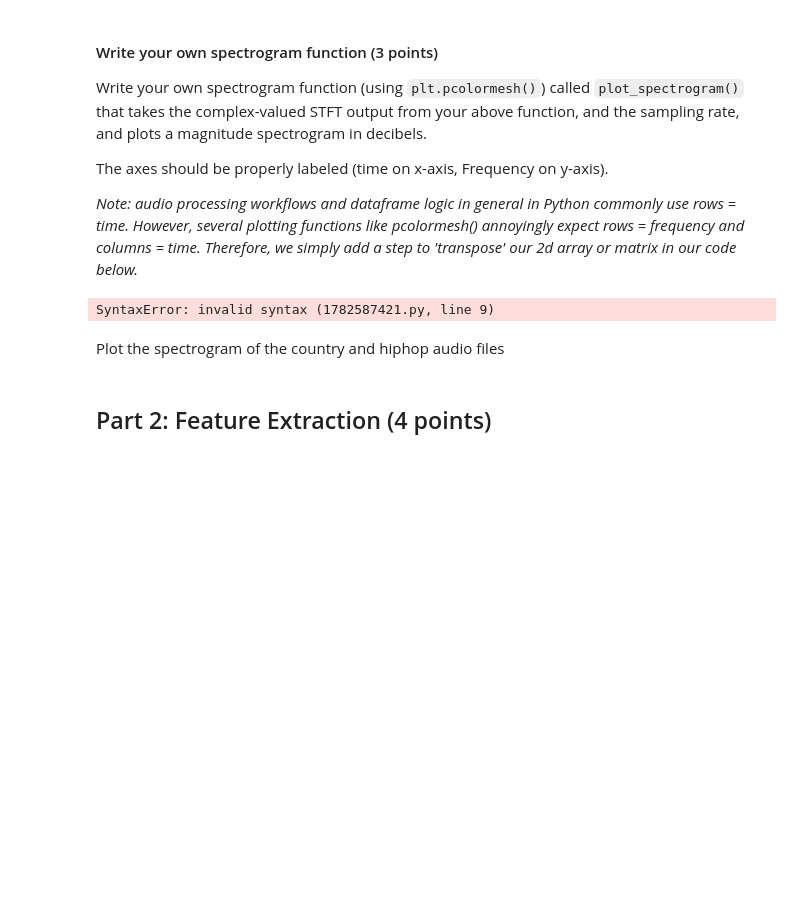
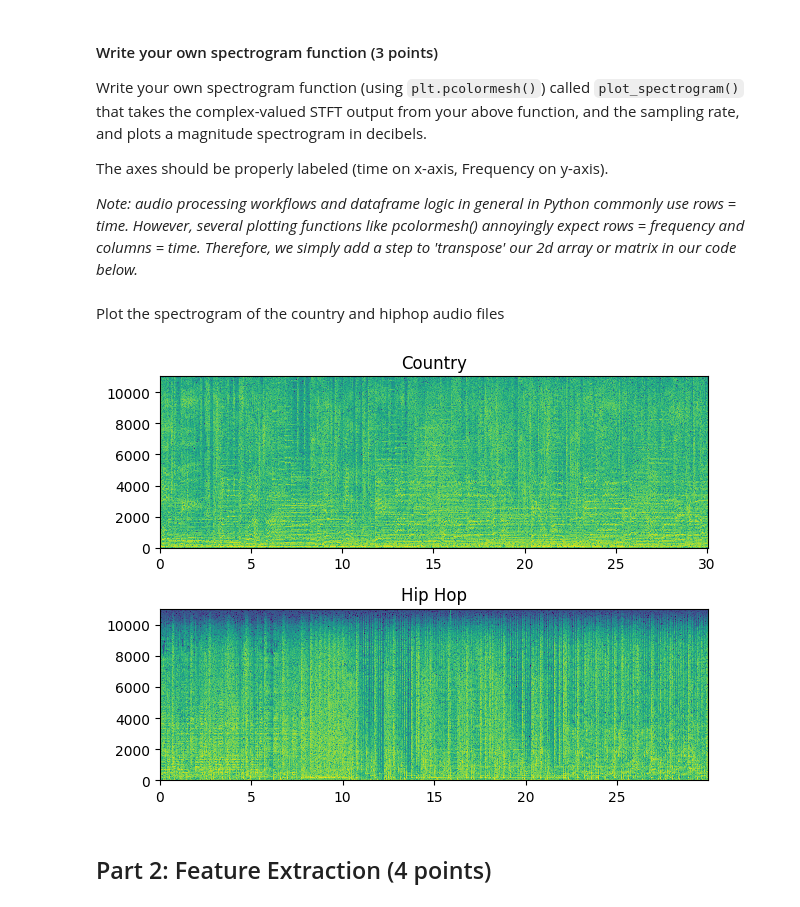
Before and after one commit to adityarpawar1902/AudioTechII, a Jupyter notebook: HW/HW3.ipynb, the cells around one changed output. Cells and saved outputs as stored; diff of their text form; code cells hidden in the pictures; blank space fills up the shorter version.

```diff
--- a/HW/HW3.ipynb
+++ b/HW/HW3.ipynb
@@ -70,7 +74,7 @@ def my_stft(audio_input, frame_size, sampling_rate = 44100):
         i = m*hop_length
         frame = audio_input[i:(i+frame_length)]
         frame_win = frame*window
-        frame_fft = np.fft.fft(frame)
+        frame_fft = np.fft.fft(frame_win)
         for k in range(n_kbins):
             stft_matrix[m][k] = frame_fft[k]
 
@@ -81,6 +85,7 @@ def my_stft(audio_input, frame_size, sampling_rate = 44100):
 Apply your STFT function to the audio files listed above (country and hiphop)
 # %%
 # your code here
-country_stft = my_stft(x1_norm, 1024, sampling_rate=fs1)
-country_stft
+country_stft = my_stft(x_norm, 1024, sampling_rate=fs)
+hip_hop_stft = my_stft(x1_norm, 1024, sampling_rate=fs1)
+country_stft, hip_hop_stft
 # %% [output]
@@ -114,20 +123,30 @@ def plot_spectrogram(stft_matrix, frame_size, sampling_rate):
     magnitude_db = 20 * np.log10(magnitude + 1e-6)  # avoid log(0)
 
     # Time and frequency axes
-    num_frames =  # total number of frames
-    hop_size =    # recall it was 50% of the frame size
-    duration =    # find duration
+    num_frames = stft_matrix.shape[0]  # total number of frames
+    hop_size = frame_size // 2  # recall it was 50% of the frame size
+    duration = (num_frames * hop_size) / sampling_rate # find duration
 
     # Make a time axis by taking the total duration and dividing the timeline according to the number of frames:
-    time_axis =
+    time_axis = np.linspace(0,duration,num_frames)
     # Ditto for frequency axis according to the number of bins
-    freq_axis =
+    freq_axis = np.linspace(0,sampling_rate / 2,hop_size)
 
     # Plot only up to Nyquist frequency by indexing your magnitude vector
+    plt.pcolormesh(time_axis, freq_axis, magnitude_db)
-# %% [output]
-SyntaxError: invalid syntax (1782587421.py, line 9)
 # %% [markdown]
 Plot the spectrogram of the country and hiphop audio files
+# %%
+#plot_spectrogram(country_stft, 1024, fs1)
+plt.subplot(2,1,2)
+plot_spectrogram(hip_hop_stft, 1024, fs1)
+plt.title('Hip Hop')
+plt.subplot(2,1,1)
+plot_spectrogram(country_stft, 1024, fs)
+plt.title('Country')
+plt.tight_layout()
+# %% [output]
+[figure, added]
 # %% [markdown]
 ## Part 2: Feature Extraction (4 points)
 # %% [markdown]
```
Also changed, not shown: parts of 15 cells of this notebook.
